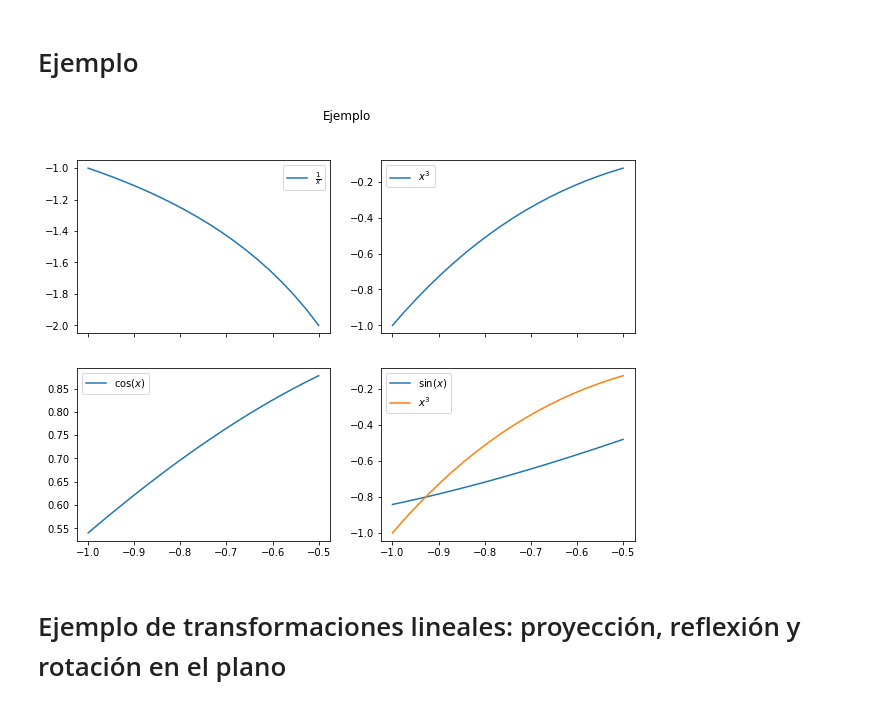
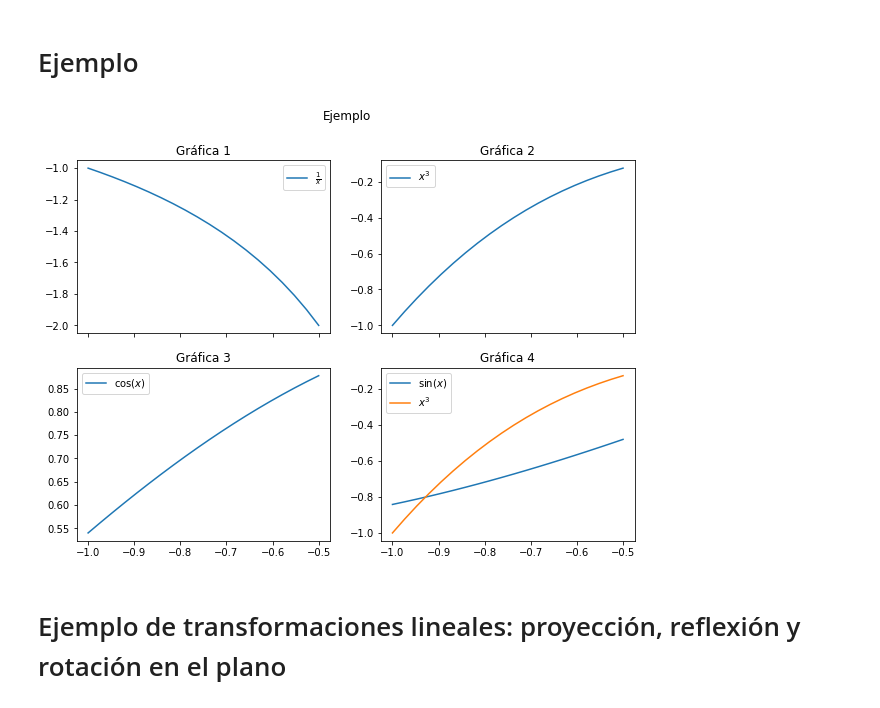
Before and after one commit to palmoreck/laboratorios, a Jupyter notebook: Python/3_Matplotlib.ipynb, the cells around one changed output. Saved outputs shown, nothing was run; the diff lists cells and outputs as text; code cells hidden in the pictures.

Commit message:
set title for plots matplotlib nbook

```diff
--- a/Python/3_Matplotlib.ipynb
+++ b/Python/3_Matplotlib.ipynb
@@ -238,20 +238,24 @@ plt.show()
 # %%
 x = np.linspace(-1,-.5,20)
 
 fig, axes = plt.subplots(2,2, sharex=True, figsize=(10,7))
 axes[1,1].plot(x, np.sin(x),label="$\sin(x)$")
 axes[1,1].plot(x, x**3, label="$x^3$")
 axes[1,1].legend()
+axes[1,1].set_title("Gráfica 4")
 axes[1,0].plot(x, np.cos(x), label="$\cos(x)$")
 axes[1,0].legend()
+axes[1,0].set_title("Gráfica 3")
 axes[0,0].plot(x, 1/x, label="$\\frac{1}{x}$")
 axes[0,0].legend()
+axes[0,0].set_title("Gráfica 1")
 axes[0,1].plot(x, x**3, label="$x^3$")
 axes[0,1].legend()
+axes[0,1].set_title("Gráfica 2")
 plt.suptitle("Ejemplo")
 plt.show()
 # %% [output]
-[figure, old version]
+[figure, new version]
 # %% [markdown]
 # Ejemplo de transformaciones lineales: proyección, reflexión y rotación en el plano
 # %% [markdown]
```
